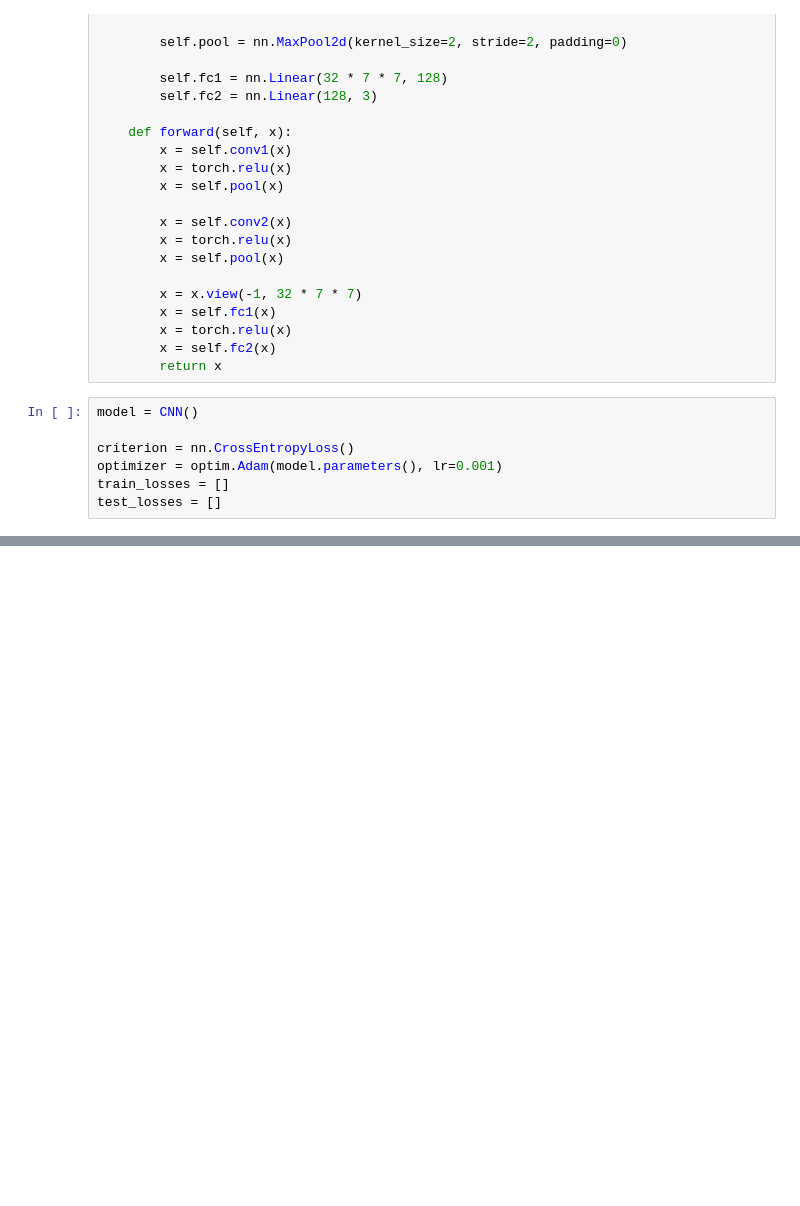
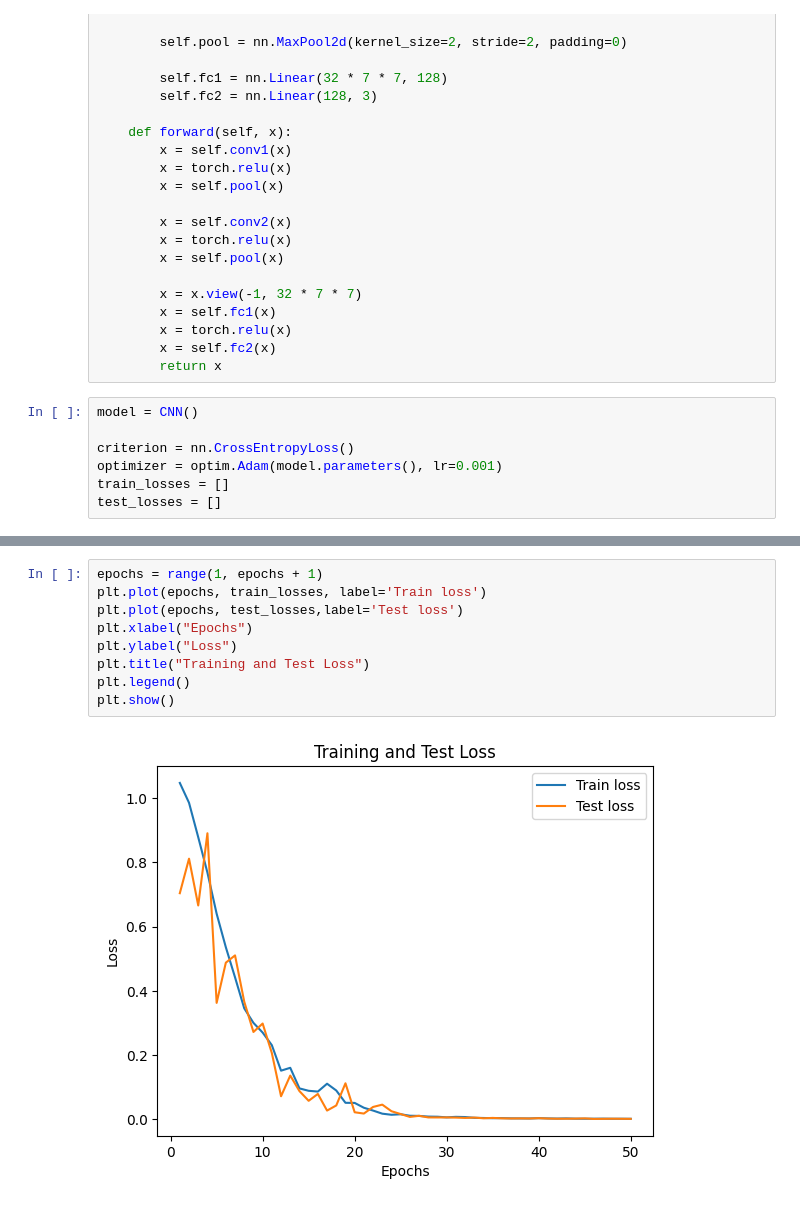
Before and after one commit to MajidAli44/SALVO-Accel-Host, a Jupyter notebook: main.ipynb, the cells around one changed output, grey strips where cells are left out. Cells and saved outputs as stored; diff of their text form; blank space fills up the shorter version.

Commit message:
show losses

```diff
--- a/main.ipynb
+++ b/main.ipynb
@@ -203,0 +204,11 @@ Eochs [50/50], Train Loss: 0.0013, Test Loss: 0.0013
+# %%
+epochs = range(1, epochs + 1)
+plt.plot(epochs, train_losses, label='Train loss')
+plt.plot(epochs, test_losses,label='Test loss')
+plt.xlabel("Epochs")
+plt.ylabel("Loss")
+plt.title("Training and Test Loss")
+plt.legend()
+plt.show()
+# %% [output]
+[figure, added]
```
Also changed, not shown: parts of 5 cells of this notebook.
